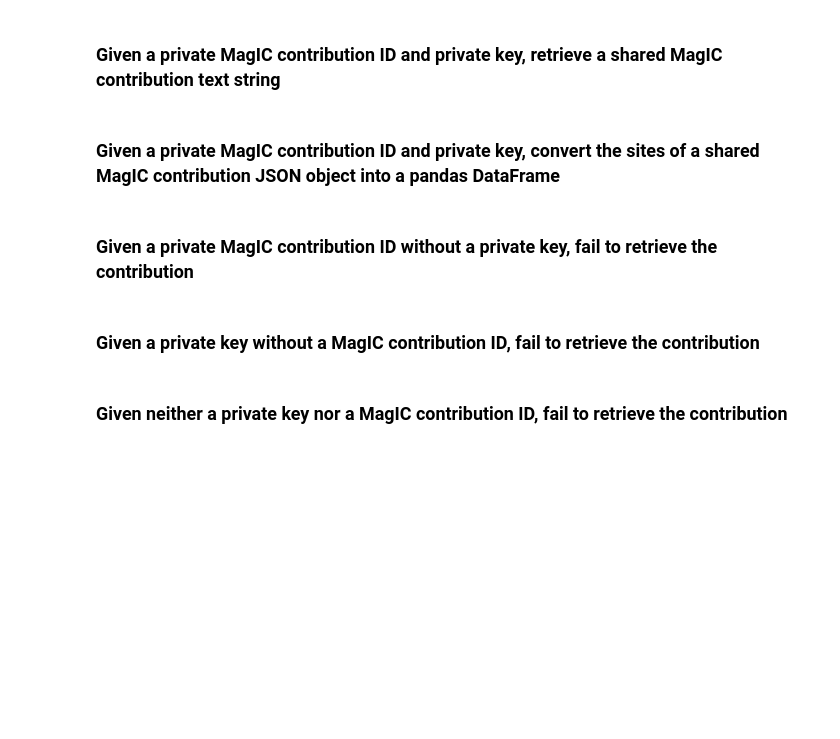
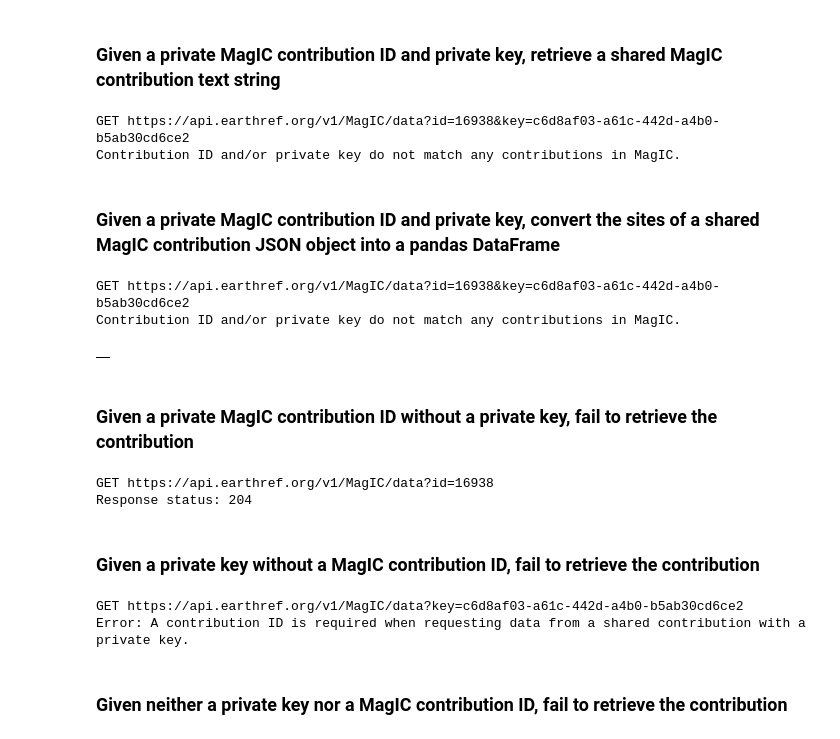
Before and after one commit to earthref/FIESTA-API-Notebooks, a Jupyter notebook: v1/MagIC API - Shared Private Data.ipynb, the cells around one changed output. Drawn from its saved outputs; the diff is of its cells as text; code cells hidden in the pictures; blank space fills up the shorter version.

```diff
--- a/v1/MagIC API - Shared Private Data.ipynb
+++ b/v1/MagIC API - Shared Private Data.ipynb
@@ -1,7 +1,10 @@
 # %%
-import requests, pandas
+import os, requests, pandas, dotenv
 
-api = 'https://api.earthref.org/v1/MagIC/{}'
+dotenv.load_dotenv('../.env')
+
+api = os.getenv('MAGIC_API') or 'https://api.earthref.org/v1/MagIC/{}'
+print(api)
 
 contribution_id = 16938
 private_key = 'c6d8af03-a61c-442d-a4b0-b5ab30cd6ce2'
@@ -17,32 +20,47 @@ elif (shared_contribution_response.status_code == 204):
     print('Contribution ID and/or private key do not match any contributions in MagIC.', '\n')
 else:
     print('Error:', shared_contribution_response.json()['errors'][0]['message'], '\n')
+# %% [output]
+GET https://api.earthref.org/v1/MagIC/data?id=16938&key=c6d8af03-a61c-442d-a4b0-b5ab30cd6ce2
+Contribution ID and/or private key do not match any contributions in MagIC.
 # %% [markdown]
 ### Given a private MagIC contribution ID and private key, convert the sites of a shared MagIC contribution JSON object into a pandas DataFrame
 # %%
 shared_contribution_response = requests.get(api.format('data'), params={'id': contribution_id, 'key': private_key}, headers={'accept': 'application/json'})
 print(shared_contribution_response.request.method, shared_contribution_response.request.url)
+
+sites = []
 if (shared_contribution_response.status_code == 200):
     sites = shared_contribution_response.json()['sites']
 elif (shared_contribution_response.status_code == 204):
     print('Contribution ID and/or private key do not match any contributions in MagIC.', '\n')
 else:
     print('Error:', shared_contribution_response.json()['errors'][0]['message'], '\n')
 
 sites_df = pandas.DataFrame(sites)
 sites_df.head(50)
+# %% [output]
+GET https://api.earthref.org/v1/MagIC/data?id=16938&key=c6d8af03-a61c-442d-a4b0-b5ab30cd6ce2
+Contribution ID and/or private key do not match any contributions in MagIC.
+|  |
 # %% [markdown]
 ### Given a private MagIC contribution ID without a private key, fail to retrieve the contribution
 # %%
 response = requests.get(api.format('data'), params={'id': contribution_id})
 print(response.request.method, response.request.url)
 print('Response status:', response.status_code) # 204 = No Content
+# %% [output]
+GET https://api.earthref.org/v1/MagIC/data?id=16938
+Response status: 204
 # %% [markdown]
 ### Given a private key without a MagIC contribution ID, fail to retrieve the contribution
 # %%
 response = requests.get(api.format('data'), params={'key': private_key})
 print(response.request.method, response.request.url)
 print('Error:', response.json()['errors'][0]['message'], '\n')
+# %% [output]
+GET https://api.earthref.org/v1/MagIC/data?key=c6d8af03-a61c-442d-a4b0-b5ab30cd6ce2
+Error: A contribution ID is required when requesting data from a shared contribution with a private key.
 # %% [markdown]
 ### Given neither a private key nor a MagIC contribution ID, fail to retrieve the contribution
 # %%
```
Also changed, not shown: parts of 1 cell of this notebook, 5 other files.
